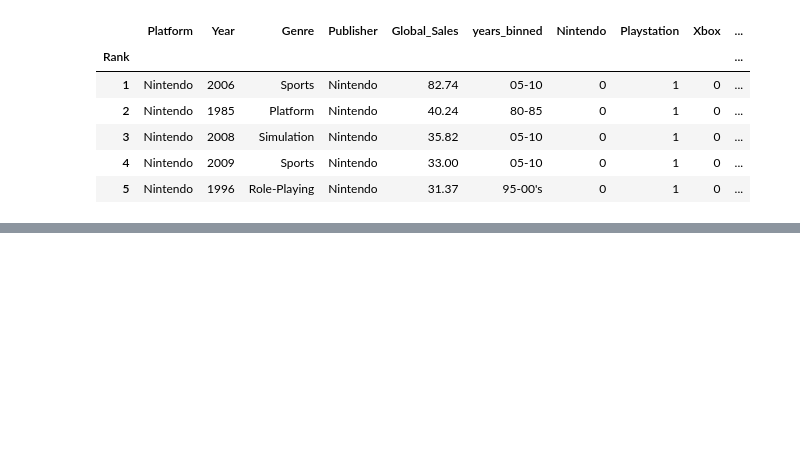
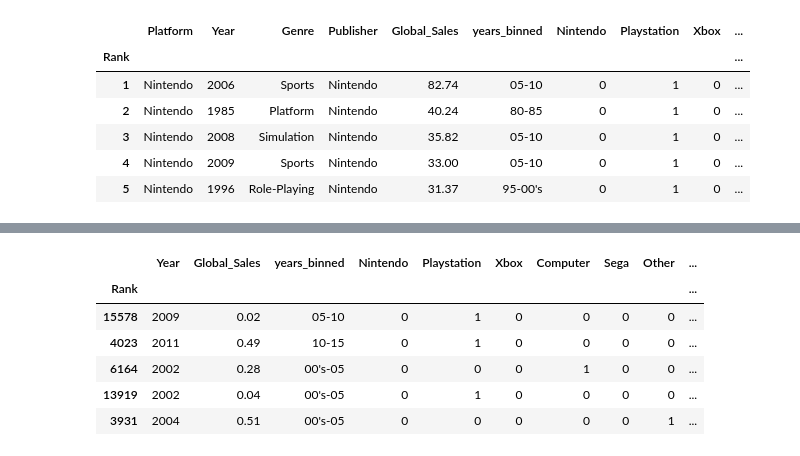
Before and after one commit to CaitlynCarney/video_game_sales, a Jupyter notebook: Workbooks/acquire_and_prepare.ipynb, the cells around one changed output, grey strips where cells are left out. Cells and saved outputs as stored; diff of their text form; code cells hidden in the pictures; blank space fills up the shorter version.

```diff
--- a/Workbooks/acquire_and_prepare.ipynb
+++ b/Workbooks/acquire_and_prepare.ipynb
@@ -314,0 +354,14 @@ y_test = pd.DataFrame(test.Global_Sales)
+# %%
+train_validate, test = train_test_split(df, test_size=.2, random_state=1234)
+train, validate = train_test_split(train_validate, test_size=.3,
+                                       random_state=1234)
+# %%
+train.head()
+# %% [output]
+|  | Year | Global_Sales | years_binned | Nintendo | Playstation | Xbox | Computer | Sega | Other | ... |
+| Rank |  |  |  |  |  |  |  |  |  | ... |
+| 15578 | 2009 | 0.02 | 05-10 | 0 | 1 | 0 | 0 | 0 | 0 | ... |
+| 4023 | 2011 | 0.49 | 10-15 | 0 | 1 | 0 | 0 | 0 | 0 | ... |
+| 6164 | 2002 | 0.28 | 00's-05 | 0 | 0 | 0 | 1 | 0 | 0 | ... |
+| 13919 | 2002 | 0.04 | 00's-05 | 0 | 1 | 0 | 0 | 0 | 0 | ... |
+| 3931 | 2004 | 0.51 | 00's-05 | 0 | 0 | 0 | 0 | 0 | 1 | ... |
```
Also changed, not shown: parts of 31 cells of this notebook.
